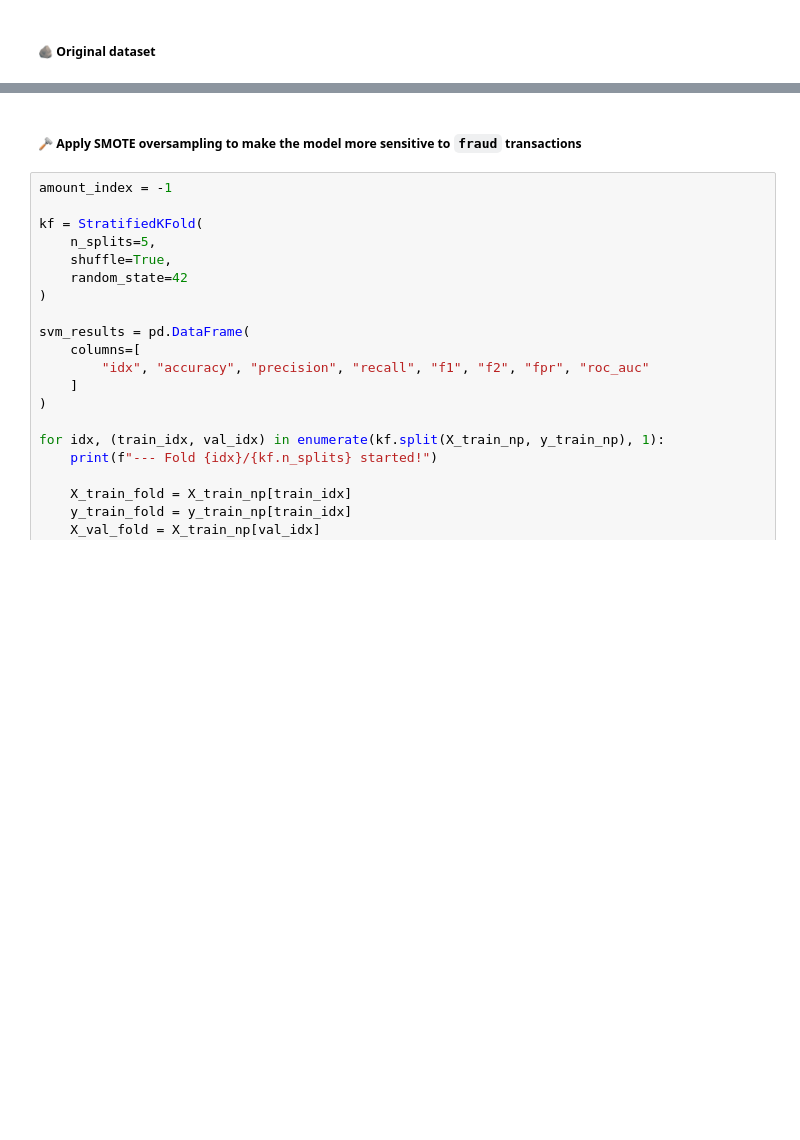
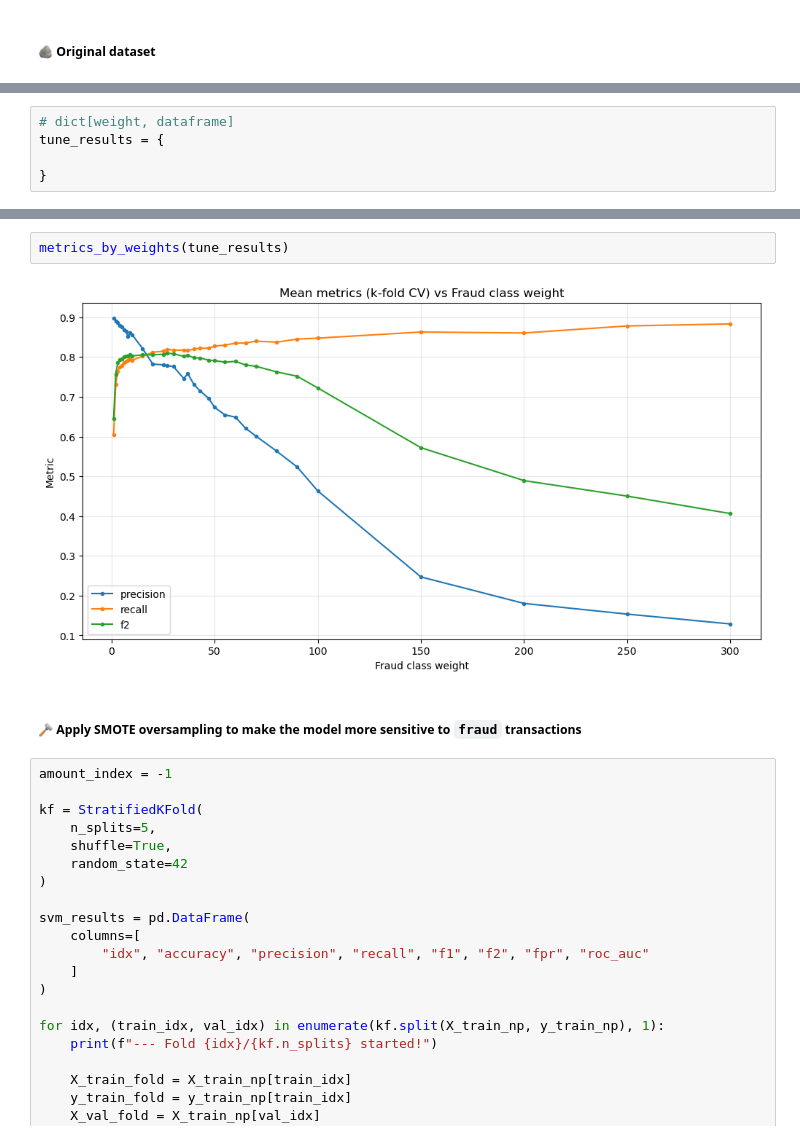
Before and after one commit to trungdung1711/credit-card-fraud-detection, a Jupyter notebook: notebooks/_v1.ipynb, the cells around one changed output, grey strips where cells are left out. Cells and saved outputs as stored; diff of their text form; blank space fills up the shorter version.

Commit message:
feat: :sparkles: tune SVM baseline with class_weight (trade-off bet precision and recall), add a simple idea file

```diff
--- a/notebooks/_v1.ipynb
+++ b/notebooks/_v1.ipynb
@@ -516,0 +708,5 @@ k_fold_summary(svm_results).head(100)
+# %%
+# dict[weight, dataframe]
+tune_results = {
+
+}
@@ -517,3 +780,7 @@ k_fold_summary(svm_results).head(100)
+# %%
+metrics_by_weights(tune_results)
+# %% [output]
+[figure, added]
 # %% [markdown]
 ##### 🪒 Apply SMOTE oversampling to make the model more sensitive to `fraud` transactions
 # %%
```
Also changed, not shown: parts of 17 cells of this notebook, 1 other file.
